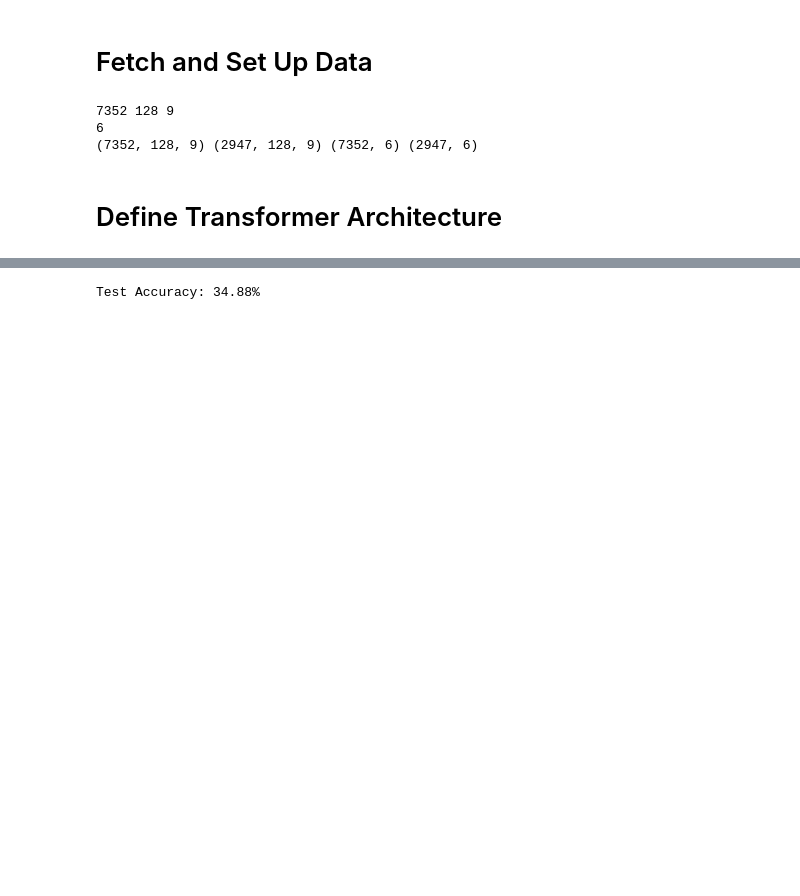
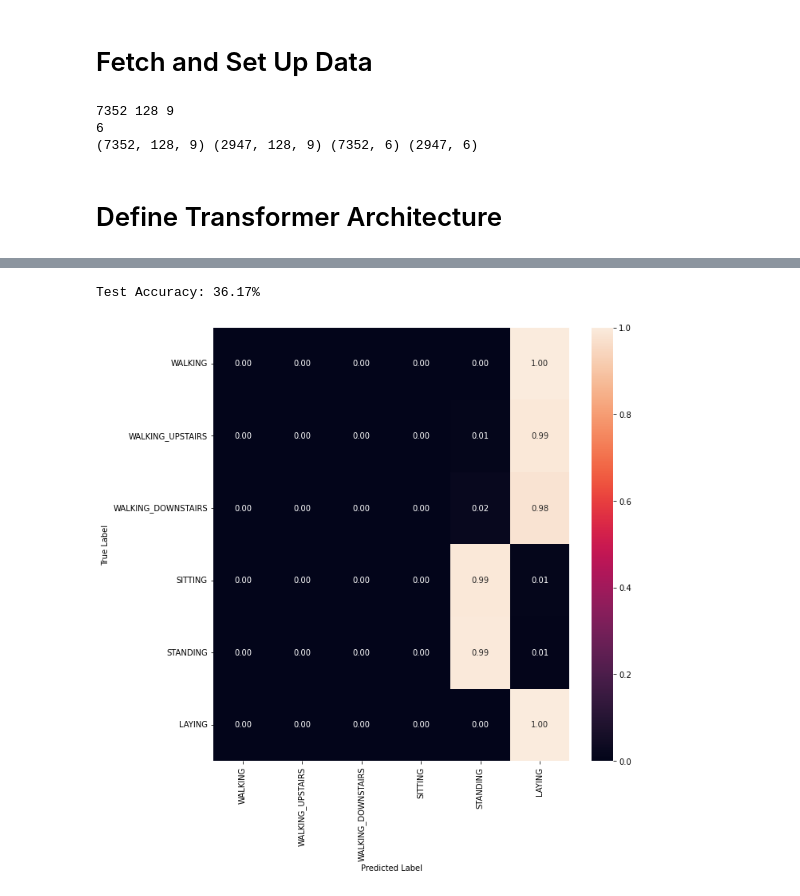
Before and after one commit to AbidAzad/Human-Activity-Recognition, a Jupyter notebook: Transformer(2).ipynb, the cells around one changed output, grey strips where cells are left out. Drawn from its saved outputs; the diff is of its cells as text; code cells hidden in the pictures; blank space fills up the shorter version.

```diff
--- a/Transformer(2).ipynb
+++ b/Transformer(2).ipynb
@@ -175,7 +178,7 @@ criterion = nn.CrossEntropyLoss()
 optim = torch.optim.Adam(model.parameters(), lr = 0.01)
 
 #Set number of epochs
-num_epochs = 10
+num_epochs = 25
 
 for epoch in range(num_epochs):
     # Set the model to training mode
@@ -238,6 +241,10 @@ test_loader = DataLoader(dataset, batch_size = batch_size, shuffle = True)
 total_correct = 0
 total_samples = 0
 
+#Store predicted and ground truth
+predicted_values = []
+ground_truth = []
+
 # Disable gradient computation during testing
 with torch.no_grad():
     # Set the model to evaluation mode
@@ -251,6 +258,9 @@ with torch.no_grad():
         _, predicted = torch.max(outputs, 1)
         _, actual = torch.max(targets, 1)
 
+        predicted_values = predicted_values + predicted.tolist()
+        ground_truth = ground_truth + actual.tolist()
+
         # Update evaluation statistics
         total_samples += targets.size(0)
         total_correct += (predicted == actual).sum().item()
@@ -259,4 +269,18 @@ with torch.no_grad():
 accuracy = total_correct / total_samples
 print(f'Test Accuracy: {accuracy * 100:.2f}%')
 # %% [output]
-Test Accuracy: 34.88%
+Test Accuracy: 36.17%
+# %%
+normalized_cm = confusion_matrix(ground_truth, predicted_values, normalize = 'true')
+# %%
+#List out target names
+target_names = list(ACTIVITIES.values())
+
+#Use seaborn to plot heat map of confusion matrix
+fig, ax = plt.subplots(figsize=(10,10))
+sns.heatmap(normalized_cm, annot=True, fmt='.2f', xticklabels = target_names, yticklabels = target_names)
+plt.ylabel('True Label')
+plt.xlabel('Predicted Label')
+plt.show(block=False)
+# %% [output]
+[figure, added]
```
Also changed, not shown: parts of 3 cells of this notebook, 1 other file.
